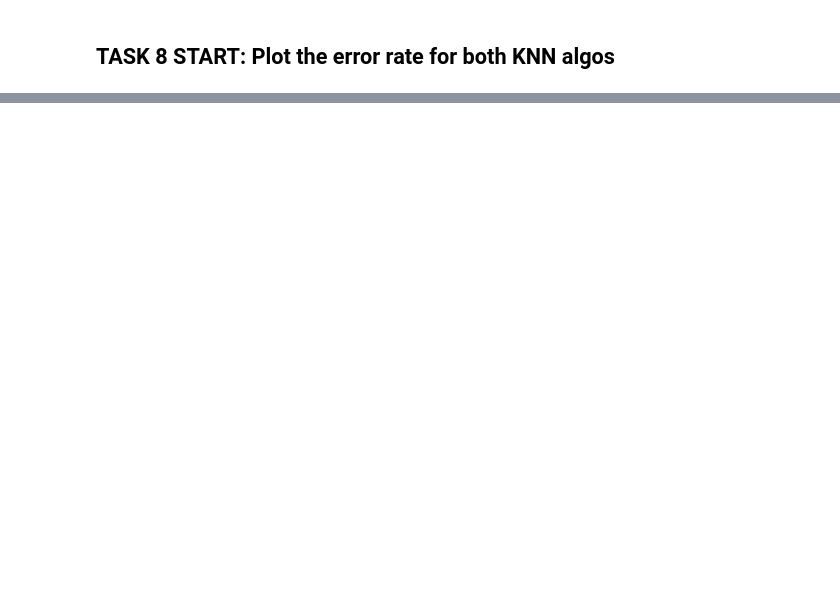
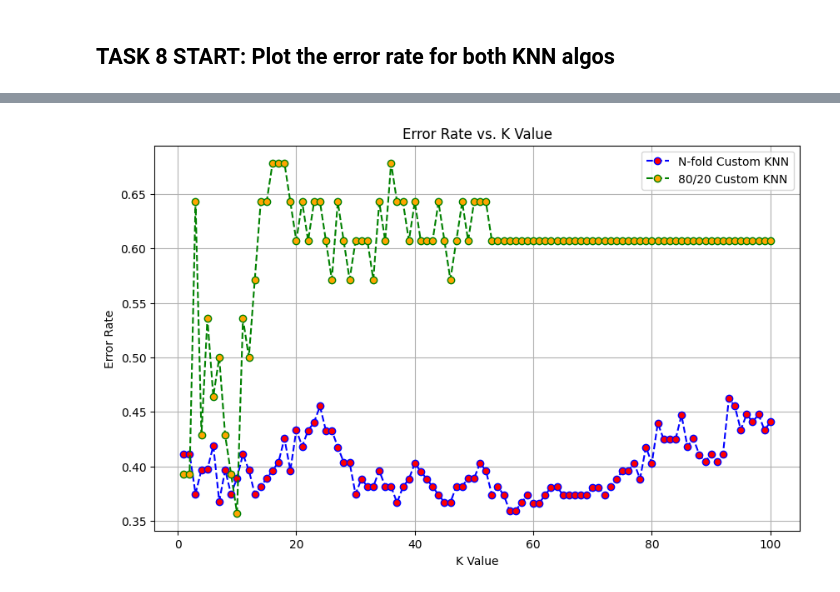
Before and after one commit to eliThomass/1-happiness-data-knn, a Jupyter notebook: CPSC483PA1EliThomas.ipynb, the cells around one changed output, grey strips where cells are left out. Cells and saved outputs as stored; diff of their text form; code cells hidden in the pictures; blank space fills up the shorter version.

```diff
--- a/CPSC483PA1EliThomas.ipynb
+++ b/CPSC483PA1EliThomas.ipynb
@@ -337,3 +343,94 @@ plt.show()
 # %%
-# N will determine number of folds
-n = 10
+import random
+
+# We set the seed for consistency, also doing 5 folds
+n_folds = 5
+random.seed(42)
+
+# Prepare and shuffle the folds
+# We are not using the normalized dataset from earlier
+# as it could introduce bias (min/max leaks into different folds)
+dataset_combined = [list(X[i]) + [y[i]] for i in range(len(X))]
+random.shuffle(dataset_combined)
+
+fold_size = len(dataset_combined) // n_folds
+folds = []
+for i in range(n_folds):
+    if i == n_folds - 1:
+        folds.append(dataset_combined[i * fold_size:])
+    else:
+        folds.append(dataset_combined[i * fold_size : (i + 1) * fold_size])
+
+# Final average accuracy for every K
+n_fold_k_accuracies = []
+
+# The K loop
+for k in range(1, 101):
+    fold_accuracies = []
+
+    # The N-fold loop
+    for i in range(n_folds):
+        test_fold = folds[i]
+
+        train_fold = []
+        for j in range(n_folds):
+            if i != j:
+                train_fold.extend(folds[j])
+
+        # Separate features and target feature
+        X_train_fold = [row[:-1] for row in train_fold]
+        y_train_fold = [row[-1] for row in train_fold]
+        X_test_fold = [row[:-1] for row in test_fold]
+        y_test_fold = [row[-1] for row in test_fold]
+
+        # Calculate min/max strictly on training fold !!!
+        mins = [min(column) for column in zip(*X_train_fold)]
+        maxs = [max(column) for column in zip(*X_train_fold)]
+        # Then we can normalize
+        X_train_norm = normalize_dataset(X_train_fold, mins, maxs)
+        X_test_norm = normalize_dataset(X_test_fold, mins, maxs)
+
+        # Finally we make predictions using euclidean again
+        correct = 0
+        for idx in range(len(X_test_norm)):
+            prediction = predict_classification(X_train_norm, y_train_fold, X_test_norm[idx], k, euclidean)
+            if prediction == y_test_fold[idx]:
+                correct += 1
+
+        # Save accuracy for this specific fold
+        fold_accuracies.append(correct / len(X_test_fold))
+
+    # Average the 5 folds for this specific K value
+    average_accuracy_for_k = sum(fold_accuracies) / n_folds
+    n_fold_k_accuracies.append(average_accuracy_for_k)
+    print(f"k = {k} | N-Fold Avg Accuracy: {average_accuracy_for_k:.2%}")
+
+
+# We need matplotlib to make a graph
+import matplotlib.pyplot as plt
+
+# Convert accuracy to error (error = 1 - accuracy)
+error_rate_n_fold = [(1 - acc) for acc in n_fold_k_accuracies]
+
+# K values we used above
+k_values = range(1, 101)
+
+# Set up the figure size
+plt.figure(figsize=(10, 6))
+
+# Plot the n-fold using the custom KNN
+plt.plot(k_values, error_rate_n_fold, color='blue', linestyle='dashed',
+         marker='o', markerfacecolor='red', markersize=6, label='N-fold Custom KNN')
+
+# Compare to 80/20
+plt.plot(k_values, error_rate_no_scikit, color='green', linestyle='dashed',
+         marker='o', markerfacecolor='orange', markersize=6, label='80/20 Custom KNN')
+
+plt.title('Error Rate vs. K Value')
+plt.xlabel('K Value')
+plt.ylabel('Error Rate')
+plt.legend()
+plt.grid(True)
+
+plt.show()
+# %% [output]
@@ -339,0 +454 @@ n = 10
+[figure, added]
```
Also changed, not shown: parts of 11 cells of this notebook.
